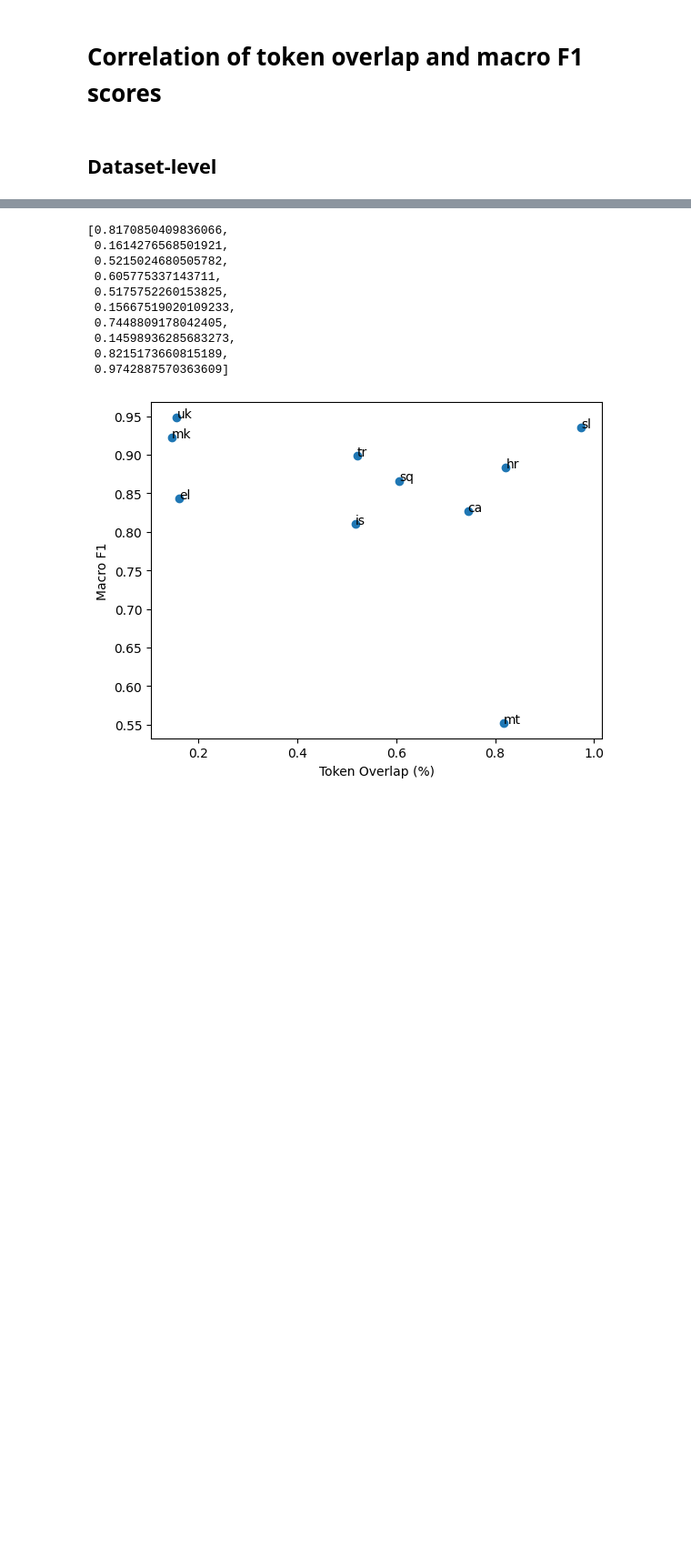
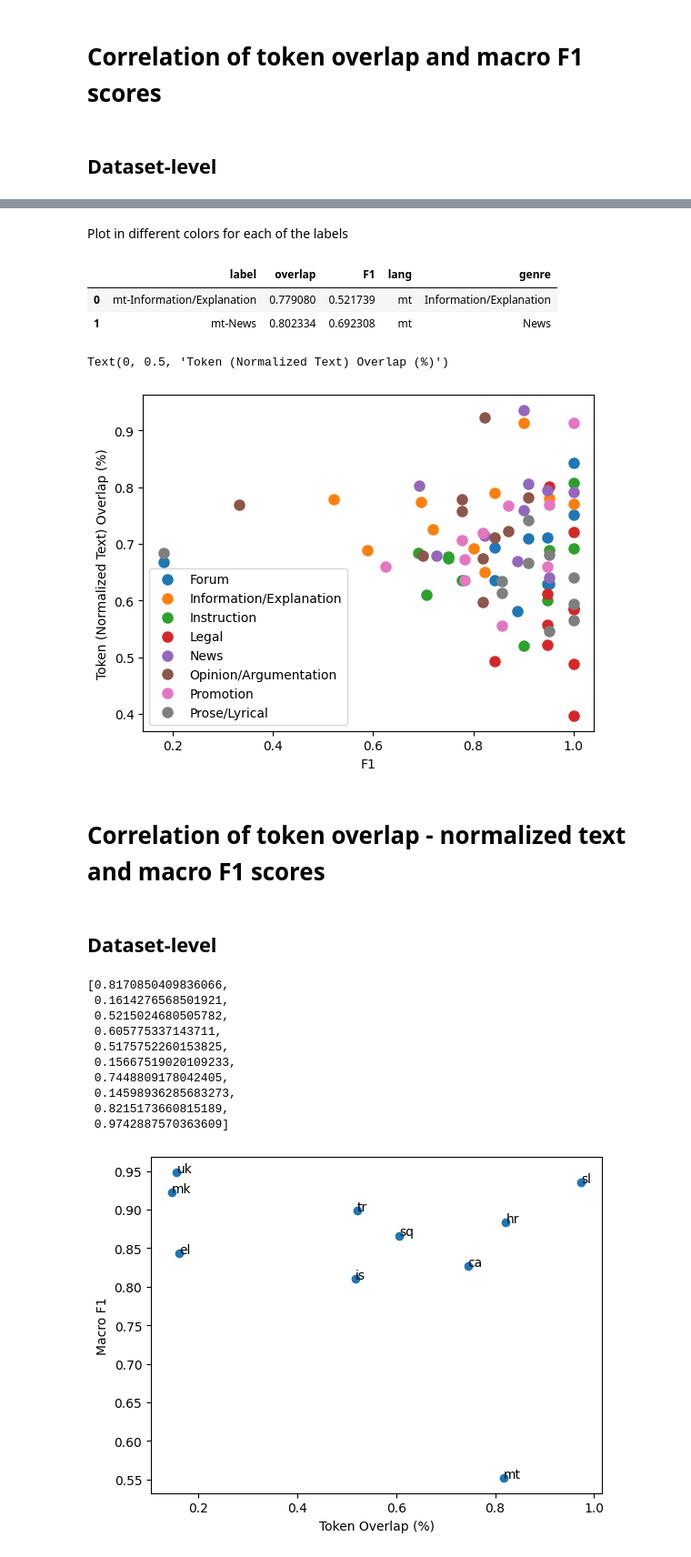
Before and after one commit to TajaKuzman/Crosslingual-Genre-Bias-Analysis, a Jupyter notebook: calculate_corelation_coefficient.ipynb, the cells around one changed output, grey strips where cells are left out. Shown: that part at 91% size. Drawn from its saved outputs; the diff is of its cells as text; code cells hidden in the pictures; blank space fills up the shorter version.

```diff
--- a/calculate_corelation_coefficient.ipynb
+++ b/calculate_corelation_coefficient.ipynb
@@ -520,0 +657,11 @@ p-value: 0.2919649610699323
+# %% [markdown]
+Plot in different colors for each of the labels
+# %%
+# Add additional columns in the df with information on the labels and lang
+label_merged["lang"] = label_merged["label"].apply(lambda x: x.split("-")[0])
+label_merged["genre"] = label_merged["label"].apply(lambda x: x.split("-")[1])
+label_merged.head(2)
+# %% [output]
+|  | label | overlap | F1 | lang | genre |
+| 0 | mt-Information/Explanation | 0.779080 | 0.521739 | mt | Information/Explanation |
+| 1 | mt-News | 0.802334 | 0.692308 | mt | News |
@@ -521,3 +674,25 @@ p-value: 0.2919649610699323
+# %%
+x = label_merged["F1"]
+y = label_merged["overlap"]
+
+
+# Define the criteria - based on which column will the instances be grouped
+groups = label_merged.groupby('genre')
+
+for name, group in groups:
+    plt.plot(group["F1"], group["overlap"], marker='o', linestyle='', markersize=8, label=name);
+
+plt.legend()
+plt.xlabel("F1")
+plt.ylabel("Token (Normalized Text) Overlap (%)")
+#plt.title('Correlation of token overlap (%) and F1 scores for each of the labels')
+# %% [output]
+Text(0, 0.5, 'Token (Normalized Text) Overlap (%)')
+[figure, added]
+# %% [markdown]
+# Correlation of token overlap - normalized text and macro F1 scores
+# %% [markdown]
+## Dataset-level
 # %%
 # Get an array of token overlap in percentages
 overlap = [main_dict[x]['token_overlap']['overlap_percentage'] for x in list(main_dict.keys())]
```
Also changed, not shown: parts of 15 cells of this notebook, 5 other files.
